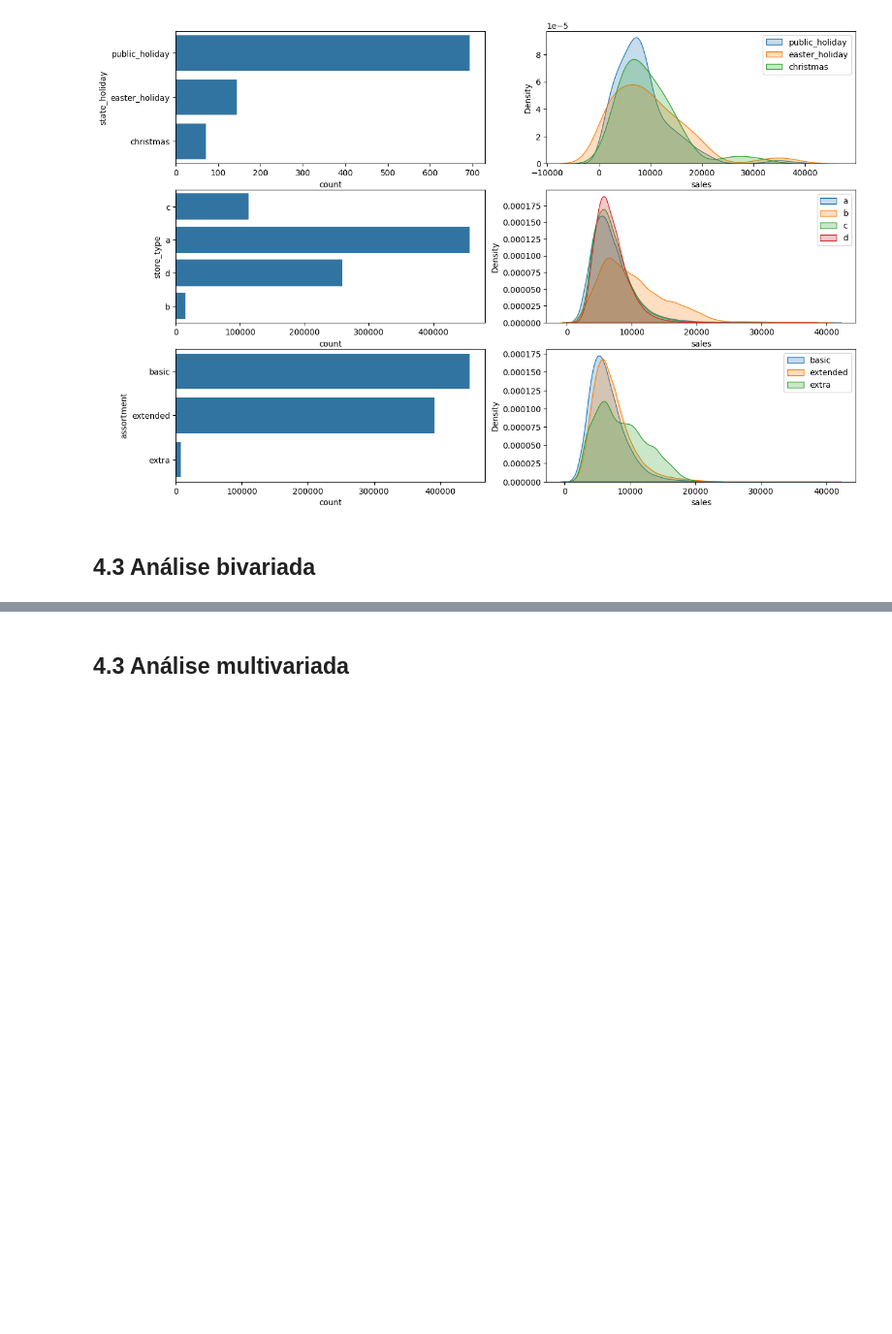
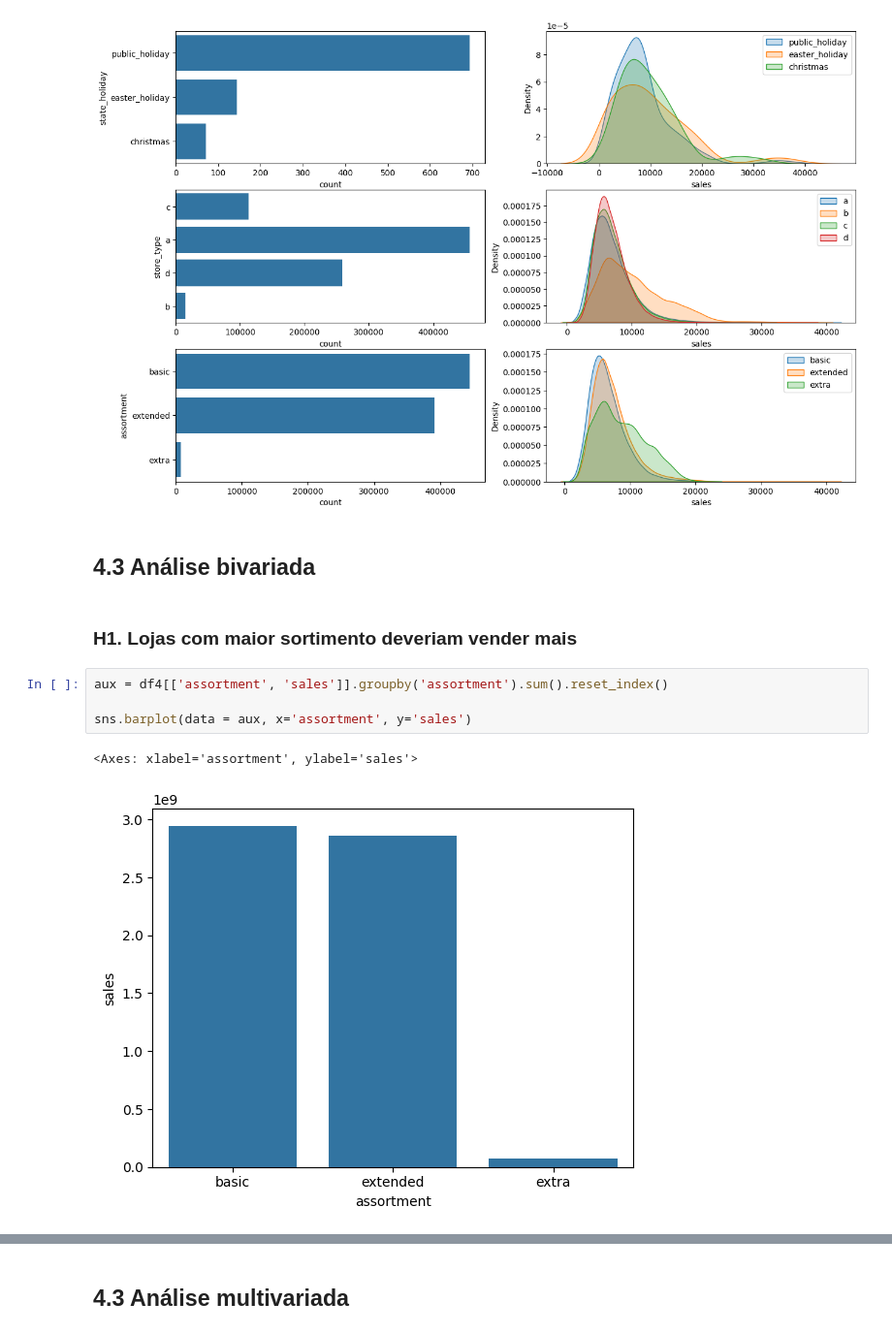
Before and after one commit to juanzimmer/ds_prod_resumo, a Jupyter notebook: notebook.ipynb, the cells around one changed output, grey strips where cells are left out. Shown at 97% size. Cells and saved outputs as stored; diff of their text form; blank space fills up the shorter version.

```diff
--- a/notebook.ipynb
+++ b/notebook.ipynb
@@ -511,3 +511,12 @@ plt.legend()
 [figure]
 # %% [markdown]
 ## 4.3 Análise bivariada
+# %% [markdown]
+### H1. Lojas com maior sortimento deveriam vender mais
+# %%
+aux = df4[['assortment', 'sales']].groupby('assortment').sum().reset_index()
+
+sns.barplot(data = aux, x='assortment', y='sales')
+# %% [output]
+<Axes: xlabel='assortment', ylabel='sales'>
+[figure, added]
```
Also changed, not shown: parts of 10 cells of this notebook.
